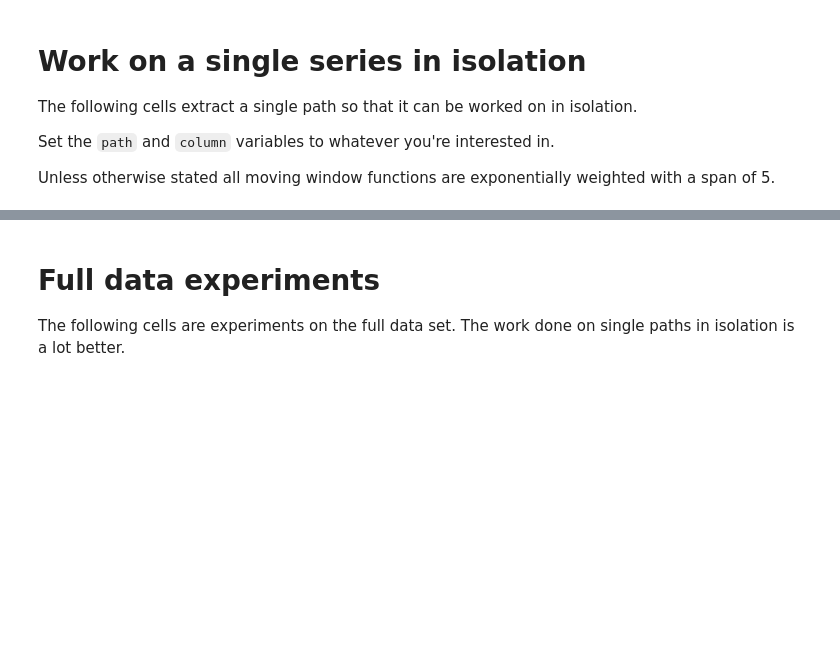
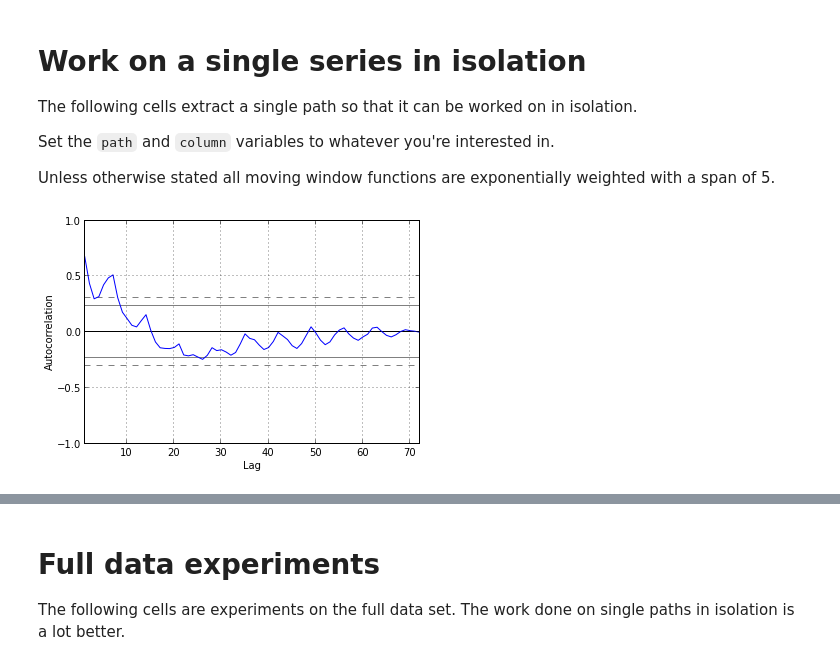
Before and after one commit to robyoung/dora, a Jupyter notebook: notebooks/Visits per piece of content.ipynb, the cells around one changed output, grey strips where cells are left out. Cells and saved outputs as stored; diff of their text form; code cells hidden in the pictures; blank space fills up the shorter version.

```diff
--- a/notebooks/Visits per piece of content.ipynb
+++ b/notebooks/Visits per piece of content.ipynb
@@ -194,3 +200,7 @@ def calculate_and_draw(full_data, path, column):
+# %%
+autocorrelate(full_data[full_data["date"]>date(2012, 11, 12)], "/change-address-driving-licence", "visits")
+# %% [output]
+[figure, added]
 # %%
 # Extract a single path
 # Try these:
```
Also changed, not shown: parts of 2 cells of this notebook.
